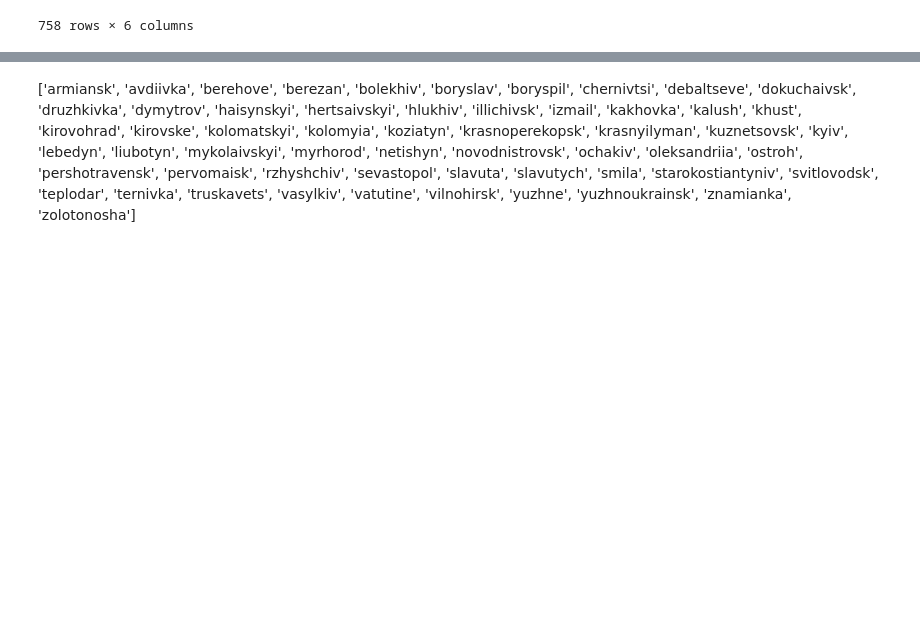
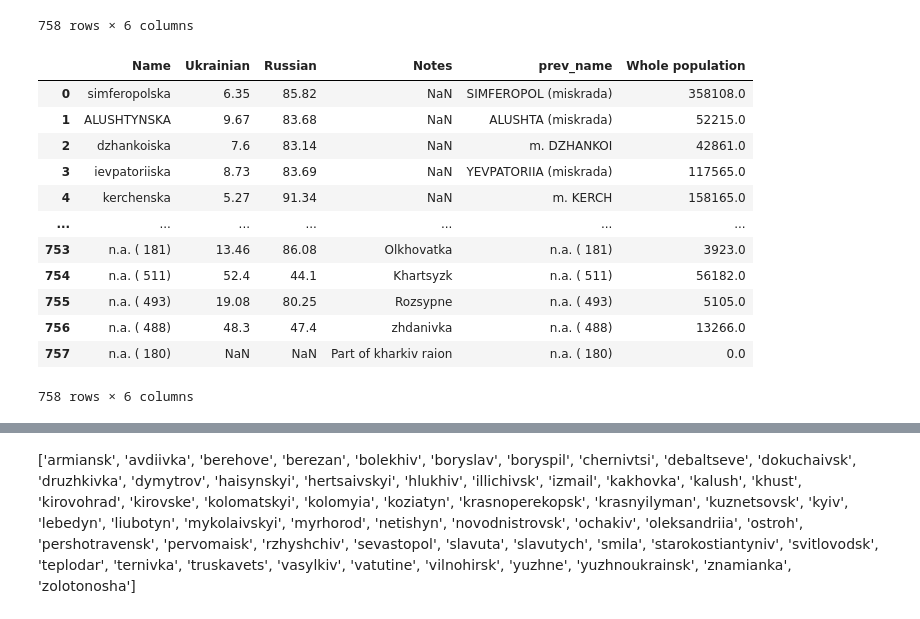
Before and after one commit to fran-janela/georeferenced-information-class, a Jupyter notebook: project/notebooks/Dados_ling.ipynb, the cells around one changed output, grey strips where cells are left out. Drawn from its saved outputs; the diff is of its cells as text; code cells hidden in the pictures; blank space fills up the shorter version.

```diff
--- a/project/notebooks/Dados_ling.ipynb
+++ b/project/notebooks/Dados_ling.ipynb
@@ -214,6 +207,21 @@ pop_lang_combined
 pop_lang_combined.to_csv('../data/pop_lang_combined.csv', index=False)
 # %%
 pop_lang_combined_clean = pd.read_csv('../data/pop_lang_combined_clean.csv')
+pop_lang_combined_clean
+# %% [output]
+|  | Name | Ukrainian | Russian | Notes | prev_name | Whole population |
+| 0 | simferopolska | 6.35 | 85.82 | NaN | SIMFEROPOL (miskrada) | 358108.0 |
+| 1 | ALUSHTYNSKA | 9.67 | 83.68 | NaN | ALUSHTA (miskrada) | 52215.0 |
+| 2 | dzhankoiska | 7.6 | 83.14 | NaN | m. DZHANKOI | 42861.0 |
+| 3 | ievpatoriiska | 8.73 | 83.69 | NaN | YEVPATORIIA (miskrada) | 117565.0 |
+| 4 | kerchenska | 5.27 | 91.34 | NaN | m. KERCH | 158165.0 |
+| ... | ... | ... | ... | ... | ... | ... |
+| 753 | n.a. ( 181) | 13.46 | 86.08 | Olkhovatka | n.a. ( 181) | 3923.0 |
+| 754 | n.a. ( 511) | 52.4 | 44.1 | Khartsyzk | n.a. ( 511) | 56182.0 |
+| 755 | n.a. ( 493) | 19.08 | 80.25 | Rozsypne | n.a. ( 493) | 5105.0 |
+| 756 | n.a. ( 488) | 48.3 | 47.4 | zhdanivka | n.a. ( 488) | 13266.0 |
+| 757 | n.a. ( 180) | NaN | NaN | Part of kharkiv raion | n.a. ( 180) | 0.0 |
+758 rows × 6 columns
 # %%
 pop_lang_combined_clean = pop_lang_combined_clean.drop(['Notes'], axis=1)
 pop_lang_combined_clean = pop_lang_combined_clean.dropna()
```
Also changed, not shown: parts of 7 cells of this notebook.
